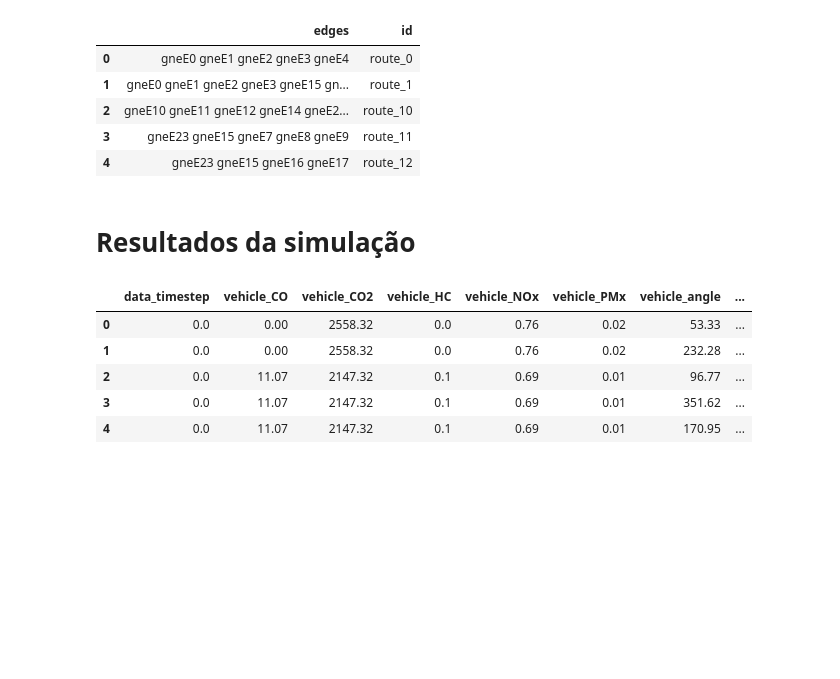
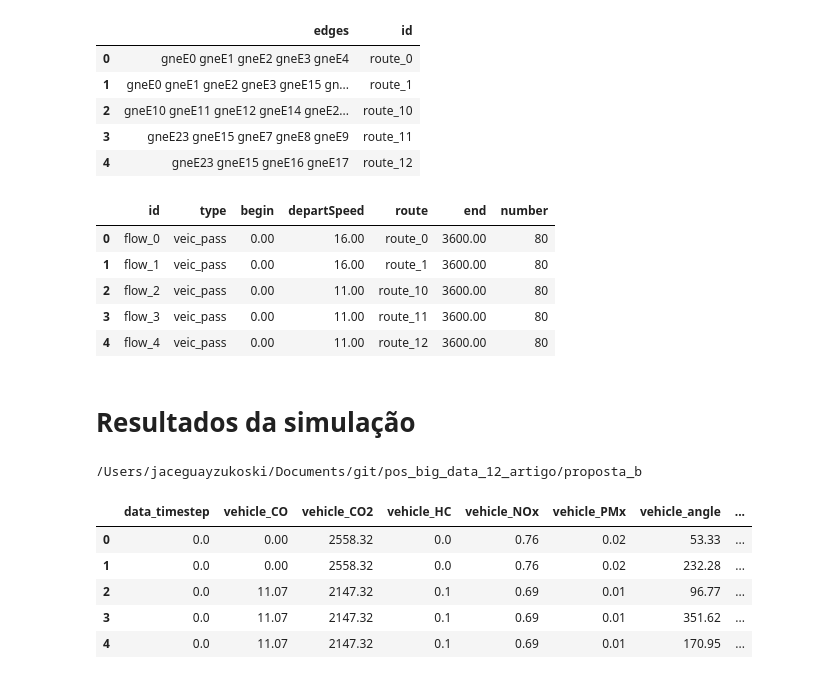
Before and after one commit to jaceguay/pos_big_data_12_artigo, a Jupyter notebook: proposta_b/descricao_malha.ipynb, the cells around one changed output. Cells and saved outputs as stored; diff of their text form; code cells hidden in the pictures; blank space fills up the shorter version.

```diff
--- a/proposta_b/descricao_malha.ipynb
+++ b/proposta_b/descricao_malha.ipynb
@@ -55,6 +53,25 @@ rotas.head()
 | 2 | gneE10 gneE11 gneE12 gneE14 gneE2... | route_10 |
 | 3 | gneE23 gneE15 gneE7 gneE8 gneE9 | route_11 |
 | 4 | gneE23 gneE15 gneE16 gneE17 | route_12 |
+# %%
+demandas = pd.DataFrame(dem_xml['routes']['flow'])
+
+demandas.head()
+# %% [output]
+|  | id | type | begin | departSpeed | route | end | number |
+| 0 | flow_0 | veic_pass | 0.00 | 16.00 | route_0 | 3600.00 | 80 |
+| 1 | flow_1 | veic_pass | 0.00 | 16.00 | route_1 | 3600.00 | 80 |
+| 2 | flow_2 | veic_pass | 0.00 | 11.00 | route_10 | 3600.00 | 80 |
+| 3 | flow_3 | veic_pass | 0.00 | 11.00 | route_11 | 3600.00 | 80 |
+| 4 | flow_4 | veic_pass | 0.00 | 11.00 | route_12 | 3600.00 | 80 |
 # %% [markdown]
 # Resultados da simulação
+# %%
+# rodar simulação
+wpath = os.getcwd()
+print(wpath)
+
+#!{wpath}/sumo simulacao.sumocfg
+# %% [output]
+/Users/jaceguayzukoski/Documents/git/pos_big_data_12_artigo/proposta_b
 # %%
```
Also changed, not shown: parts of 13 cells of this notebook, 3 other files.
